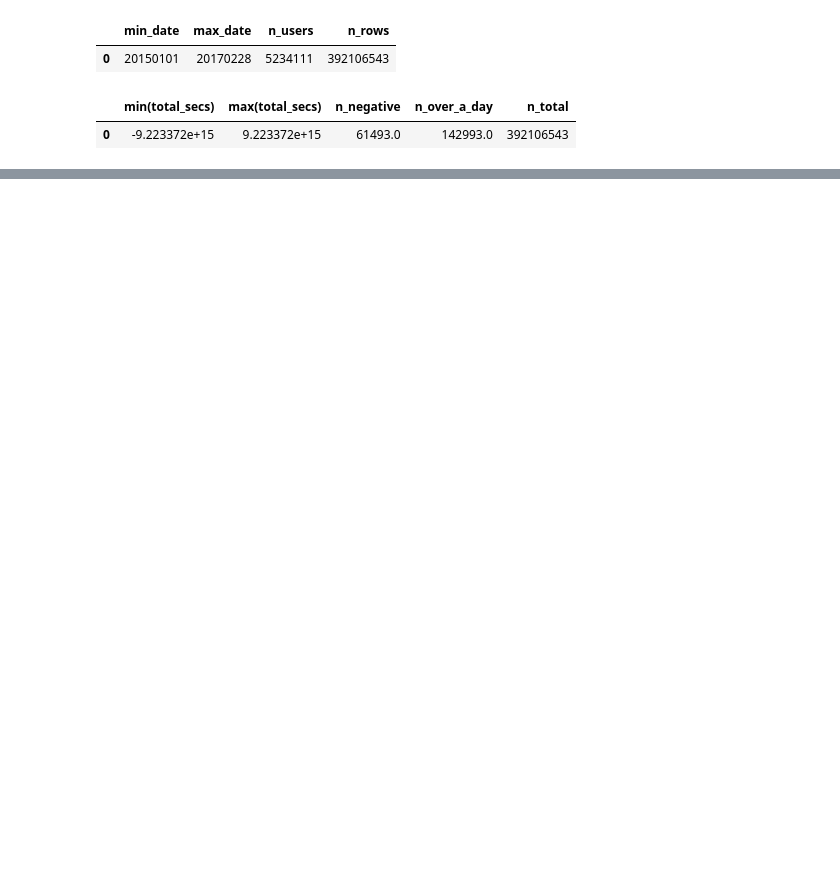
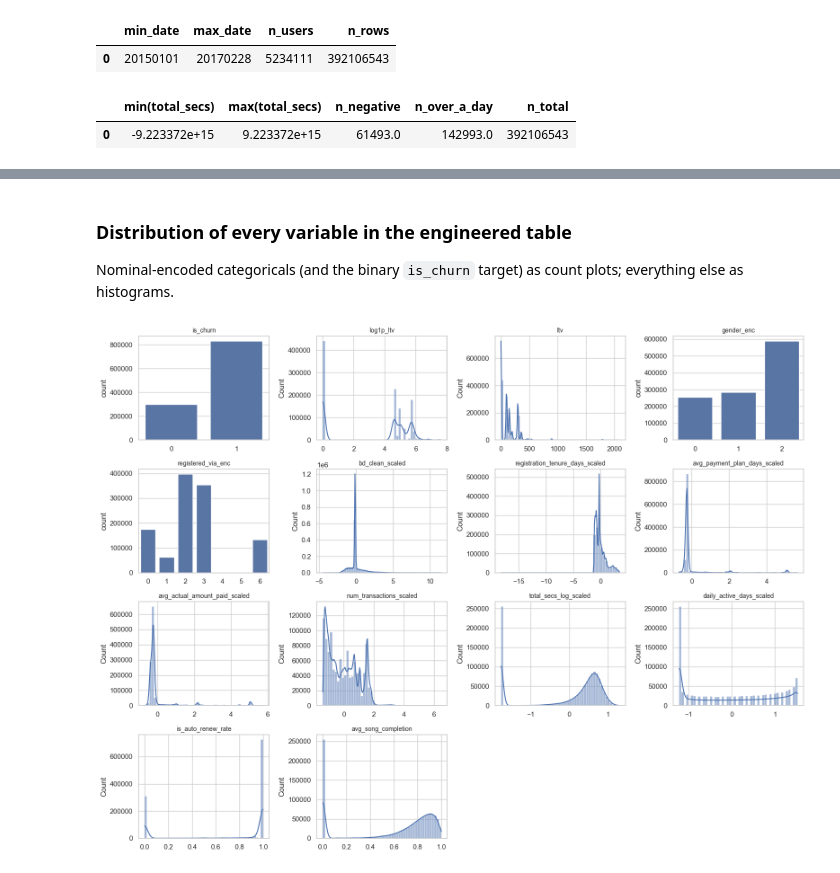
Before and after one commit to jagan010101/kkbox-churn-prediction, a Jupyter notebook: 01_EDA.ipynb, the cells around one changed output, grey strips where cells are left out. Cells and saved outputs as stored; diff of their text form; code cells hidden in the pictures; blank space fills up the shorter version.

```diff
--- a/01_EDA.ipynb
+++ b/01_EDA.ipynb
@@ -219,0 +289,28 @@ display(bad_secs)
+# %% [markdown]
+### Distribution of every variable in the engineered table
+
+Nominal-encoded categoricals (and the binary `is_churn` target) as count plots; everything else as histograms.
+# %%
+wide_cat_cols = ["city_enc", "payment_method_id_enc"]
+count_cols = ["is_churn", "gender_enc", "registered_via_enc"]
+
+cols = [c for c in model_df.columns if c not in wide_cat_cols]
+ncols = 4
+nrows = -(-len(cols) // ncols)
+fig, axes = plt.subplots(nrows, ncols, figsize=(4 * ncols, 3 * nrows))
+axes = axes.flatten()
+
+for ax, col in zip(axes, cols):
+    if col in count_cols:
+        sns.countplot(x=model_df[col], ax=ax)
+    else:
+        sns.histplot(model_df[col], bins=50, kde=True, ax=ax)
+    ax.set_title(col, fontsize=10)
+    ax.set_xlabel("")
+
+for ax in axes[len(cols):]:
+    ax.axis("off")
+
+fig.tight_layout()
+# %% [output]
+[figure, added]
```
Also changed, not shown: parts of 32 cells of this notebook, 30 other files.
